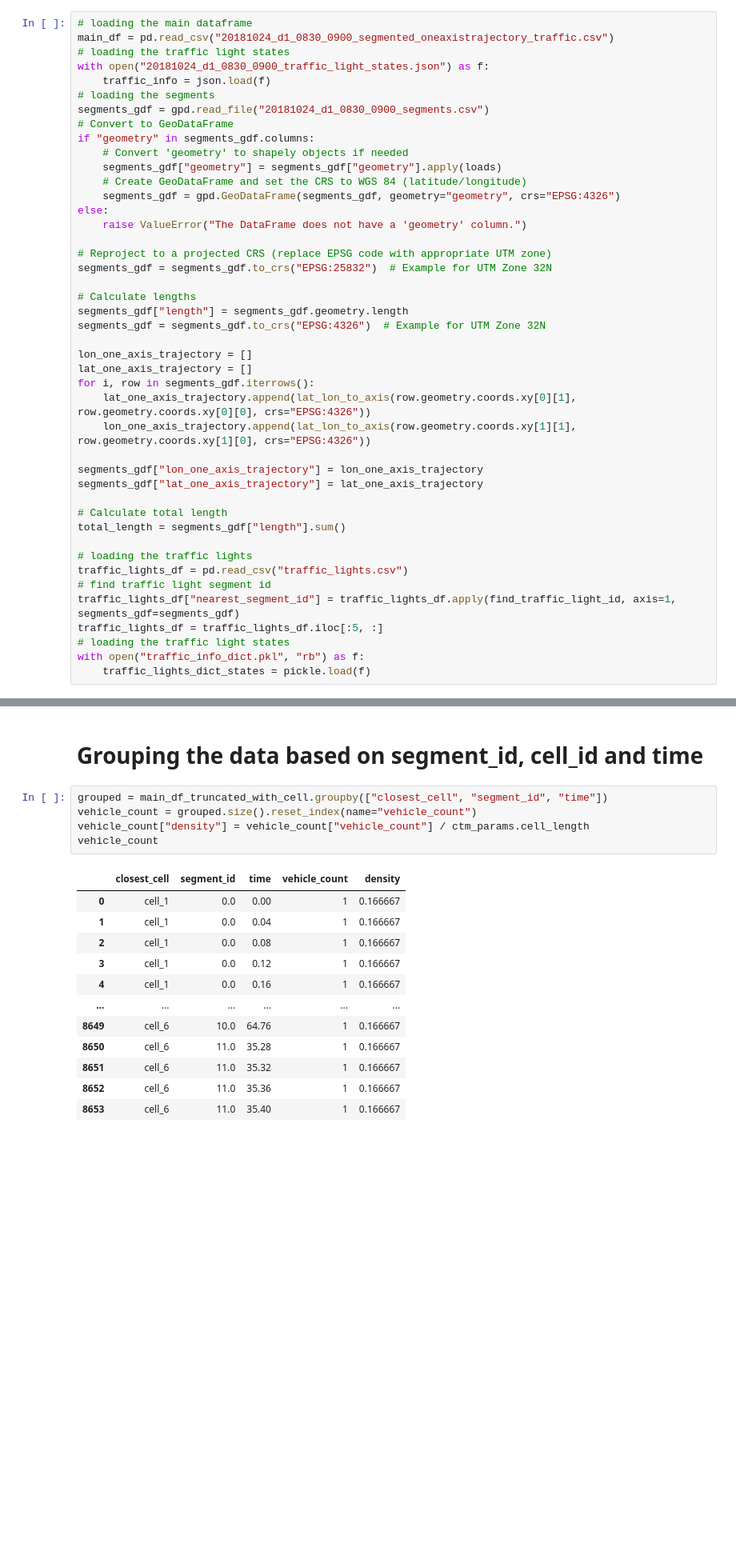
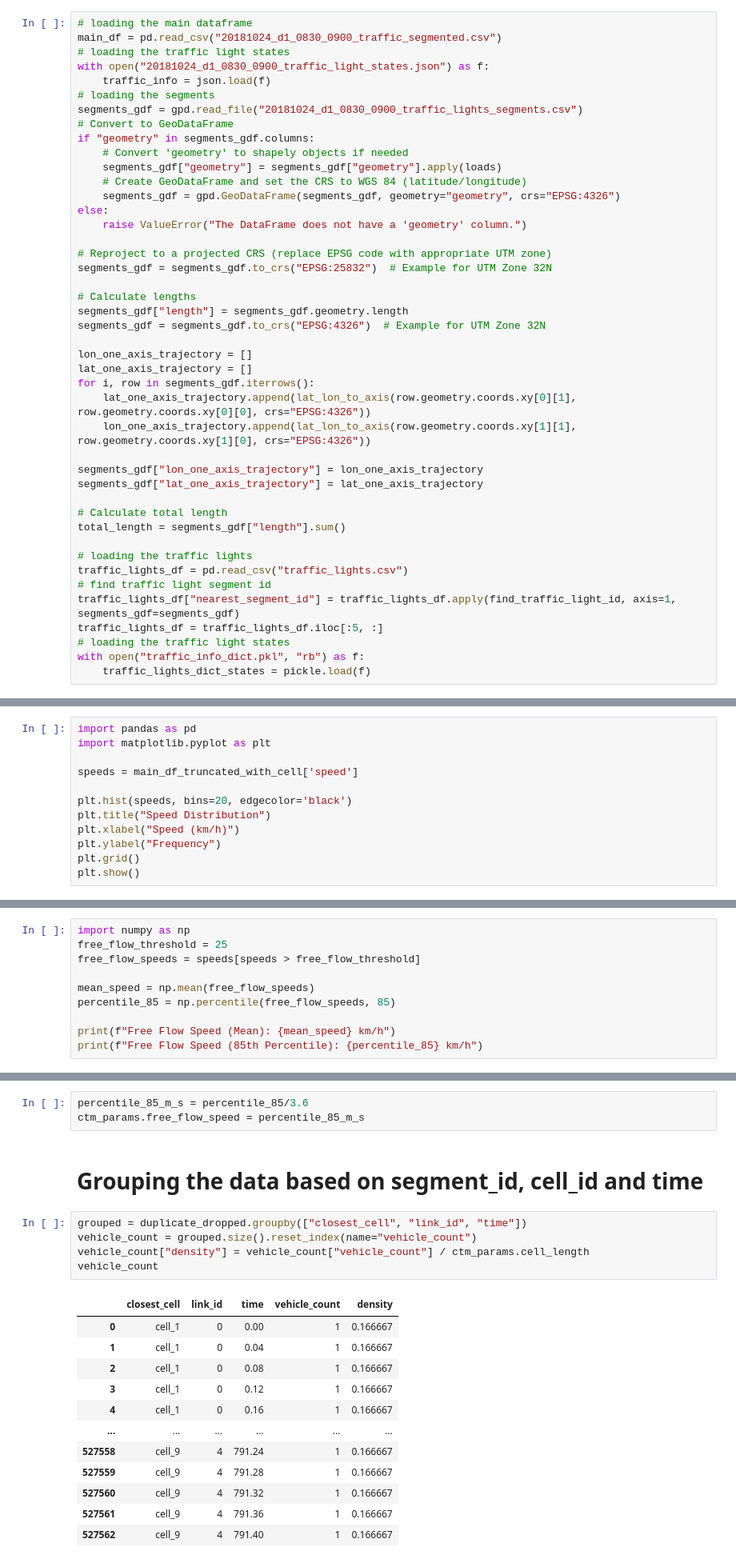
Before and after one commit to AmirHKiani98/eager_project, a Jupyter notebook: ctm_model.ipynb, the cells around one changed output, grey strips where cells are left out. Shown at 80% size. Cells and saved outputs as stored; diff of their text form; blank space fills up the shorter version.

```diff
--- a/ctm_model.ipynb
+++ b/ctm_model.ipynb
@@ -67,12 +67,12 @@ def find_traffic_light_id(row, segments_gdf):
     return nearest_segment_id
 # %%
 # loading the main dataframe
-main_df = pd.read_csv("20181024_d1_0830_0900_segmented_oneaxistrajectory_traffic.csv")
+main_df = pd.read_csv("20181024_d1_0830_0900_traffic_segmented.csv")
 # loading the traffic light states
 with open("20181024_d1_0830_0900_traffic_light_states.json") as f:
     traffic_info = json.load(f)
 # loading the segments
-segments_gdf = gpd.read_file("20181024_d1_0830_0900_segments.csv")
+segments_gdf = gpd.read_file("20181024_d1_0830_0900_traffic_lights_segments.csv")
 # Convert to GeoDataFrame
 if "geometry" in segments_gdf.columns:
     # Convert 'geometry' to shapely objects if needed
@@ -320,0 +397,12 @@ Name: closest_cell, Length: 10000, dtype: object
+# %%
+import pandas as pd
+import matplotlib.pyplot as plt
+
+speeds = main_df_truncated_with_cell['speed']
+
+plt.hist(speeds, bins=20, edgecolor='black')
+plt.title("Speed Distribution")
+plt.xlabel("Speed (km/h)")
+plt.ylabel("Frequency")
+plt.grid()
+plt.show()
@@ -320,0 +413,10 @@ Name: closest_cell, Length: 10000, dtype: object
+# %%
+import numpy as np
+free_flow_threshold = 25
+free_flow_speeds = speeds[speeds > free_flow_threshold]
+
+mean_speed = np.mean(free_flow_speeds)
+percentile_85 = np.percentile(free_flow_speeds, 85)
+
+print(f"Free Flow Speed (Mean): {mean_speed} km/h")
+print(f"Free Flow Speed (85th Percentile): {percentile_85} km/h")
@@ -321,20 +428,23 @@ Name: closest_cell, Length: 10000, dtype: object
+# %%
+percentile_85_m_s = percentile_85/3.6
+ctm_params.free_flow_speed = percentile_85_m_s
 # %% [markdown]
 # Grouping the data based on segment_id, cell_id and time
 # %%
-grouped = main_df_truncated_with_cell.groupby(["closest_cell", "segment_id", "time"])
+grouped = duplicate_dropped.groupby(["closest_cell", "link_id", "time"])
 vehicle_count = grouped.size().reset_index(name="vehicle_count")
 vehicle_count["density"] = vehicle_count["vehicle_count"] / ctm_params.cell_length
 vehicle_count
 # %% [output]
-|  | closest_cell | segment_id | time | vehicle_count | density |
-| 0 | cell_1 | 0.0 | 0.00 | 1 | 0.166667 |
-| 1 | cell_1 | 0.0 | 0.04 | 1 | 0.166667 |
-| 2 | cell_1 | 0.0 | 0.08 | 1 | 0.166667 |
-| 3 | cell_1 | 0.0 | 0.12 | 1 | 0.166667 |
-| 4 | cell_1 | 0.0 | 0.16 | 1 | 0.166667 |
+|  | closest_cell | link_id | time | vehicle_count | density |
+| 0 | cell_1 | 0 | 0.00 | 1 | 0.166667 |
+| 1 | cell_1 | 0 | 0.04 | 1 | 0.166667 |
+| 2 | cell_1 | 0 | 0.08 | 1 | 0.166667 |
+| 3 | cell_1 | 0 | 0.12 | 1 | 0.166667 |
+| 4 | cell_1 | 0 | 0.16 | 1 | 0.166667 |
 | ... | ... | ... | ... | ... | ... |
-| 8649 | cell_6 | 10.0 | 64.76 | 1 | 0.166667 |
-| 8650 | cell_6 | 11.0 | 35.28 | 1 | 0.166667 |
-| 8651 | cell_6 | 11.0 | 35.32 | 1 | 0.166667 |
-| 8652 | cell_6 | 11.0 | 35.36 | 1 | 0.166667 |
-| 8653 | cell_6 | 11.0 | 35.40 | 1 | 0.166667 |
+| 527558 | cell_9 | 4 | 791.24 | 1 | 0.166667 |
+| 527559 | cell_9 | 4 | 791.28 | 1 | 0.166667 |
+| 527560 | cell_9 | 4 | 791.32 | 1 | 0.166667 |
+| 527561 | cell_9 | 4 | 791.36 | 1 | 0.166667 |
+| 527562 | cell_9 | 4 | 791.40 | 1 | 0.166667 |
```
Also changed, not shown: parts of 29 cells of this notebook, 5 other files.
